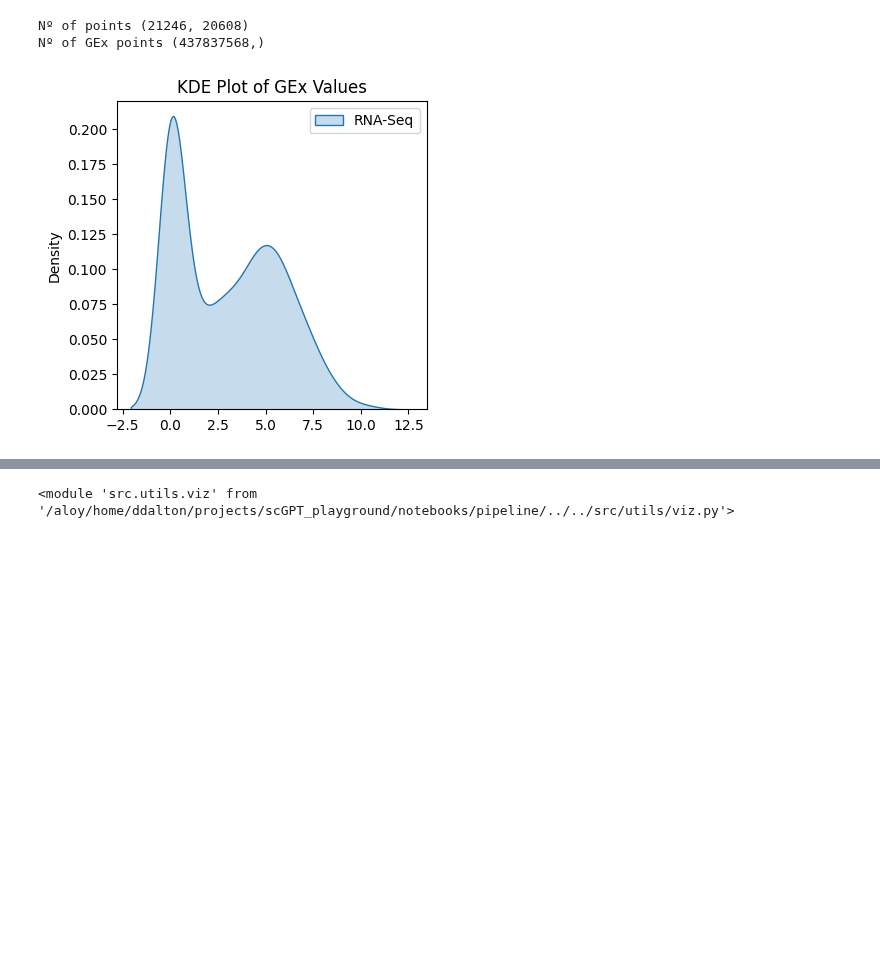
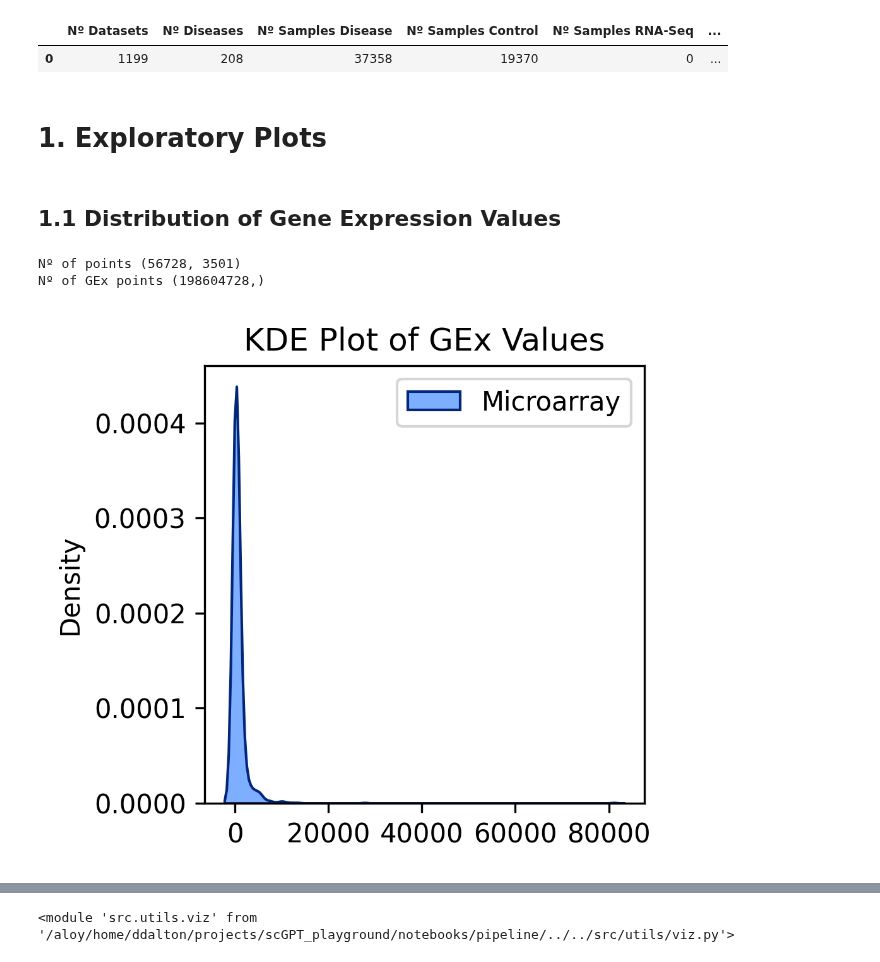
Before and after one commit to 00dylan00/scGPT_playground, a Jupyter notebook: notebooks/pipeline/01-analyse-data.ipynb, the cells around one changed output, grey strips where cells are left out. Cells and saved outputs as stored; diff of their text form; code cells hidden in the pictures; blank space fills up the shorter version.

```diff
--- a/notebooks/pipeline/01-analyse-data.ipynb
+++ b/notebooks/pipeline/01-analyse-data.ipynb
@@ -132,3 +197,0 @@ importlib.reload(tr_h)
-# %%
-adata_clean = tr_h.clean_adata_qc(adata)
-print(adata_clean.shape)
@@ -159,17 +197,0 @@ adata_clean
-# %%
-import random, seaborn as sns
-def plot_adata_kde(adata:sc.AnnData, title:str="", sample_size:int=100)->None:
-    plt.figure(figsize=(4, 4))
-    for lib in adata.obs["library"].unique():
-        X = adata[adata.obs["library"] == lib].X
-        print("Nº of points", X.shape)
-        print("Nº of GEx points", X.flatten().shape)
-
-        # sample from both distributions
-        X_sample = random.sample(list(X.flatten()), sample_size)
-
-        # plot
-        sns.kdeplot(X_sample, label=lib, fill=True)
-
-    plt.title(title)
-    plt.legend()
@@ -179,6 +198,16 @@ adata.X = np.power(2, adata.X) - 1
+# %%
+summarize_adata(adata_clean)
+# %% [output]
+|  | Nº Datasets | Nº Diseases | Nº Samples Disease | Nº Samples Control | Nº Samples RNA-Seq | ... |
+| 0 | 1199 | 208 | 37358 | 19370 | 0 | ... |
+# %% [markdown]
+# 1. Exploratory Plots
+# %% [markdown]
+## 1.1 Distribution of Gene Expression Values
 # %%
-plot_adata_kde(adata, title="KDE Plot of GEx Values", sample_size=1000)
+# plot GEx distribution
+plot_adata_kde(adata_clean, title="KDE Plot of GEx Values", sample_size=1000)
 # %% [output]
-Nº of points (21246, 20608)
-Nº of GEx points (437837568,)
+Nº of points (56728, 3501)
+Nº of GEx points (198604728,)
-[figure, old version]
+[figure, new version]
```
Also changed, not shown: parts of 55 cells of this notebook, 17 other files.
